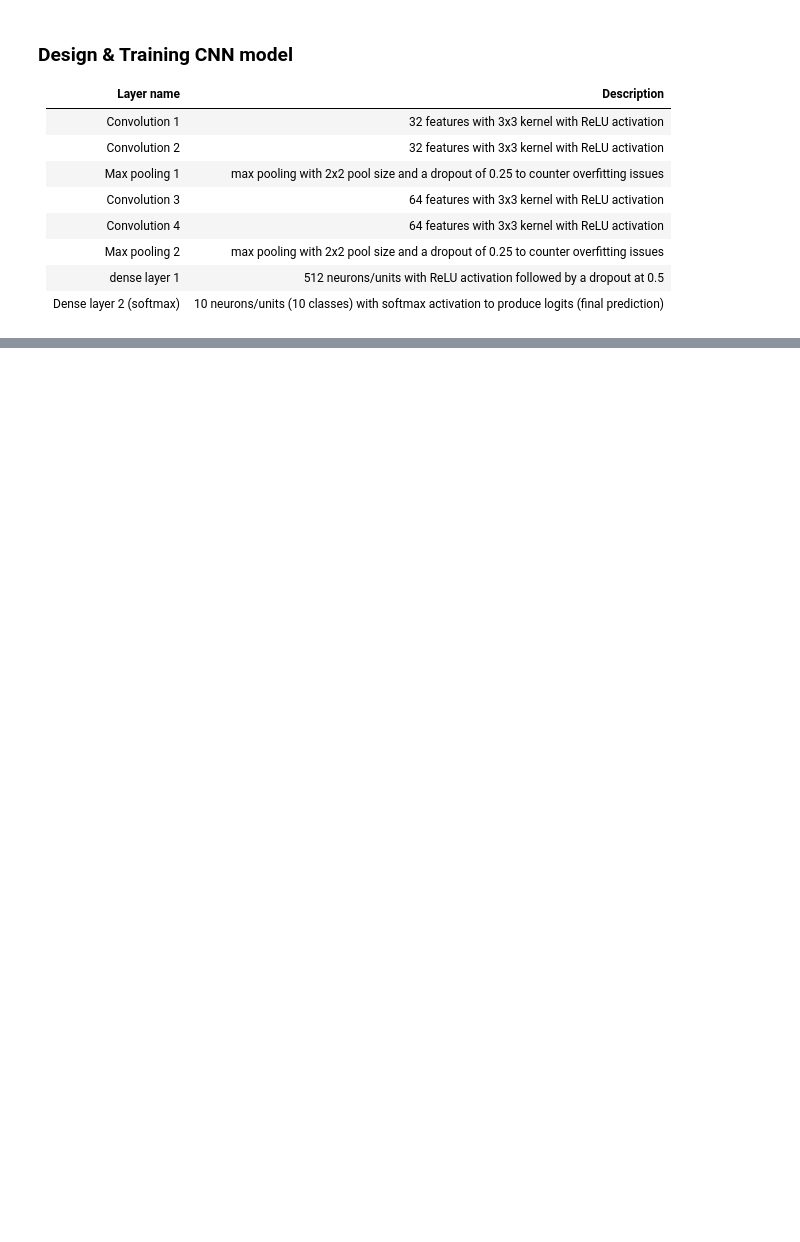
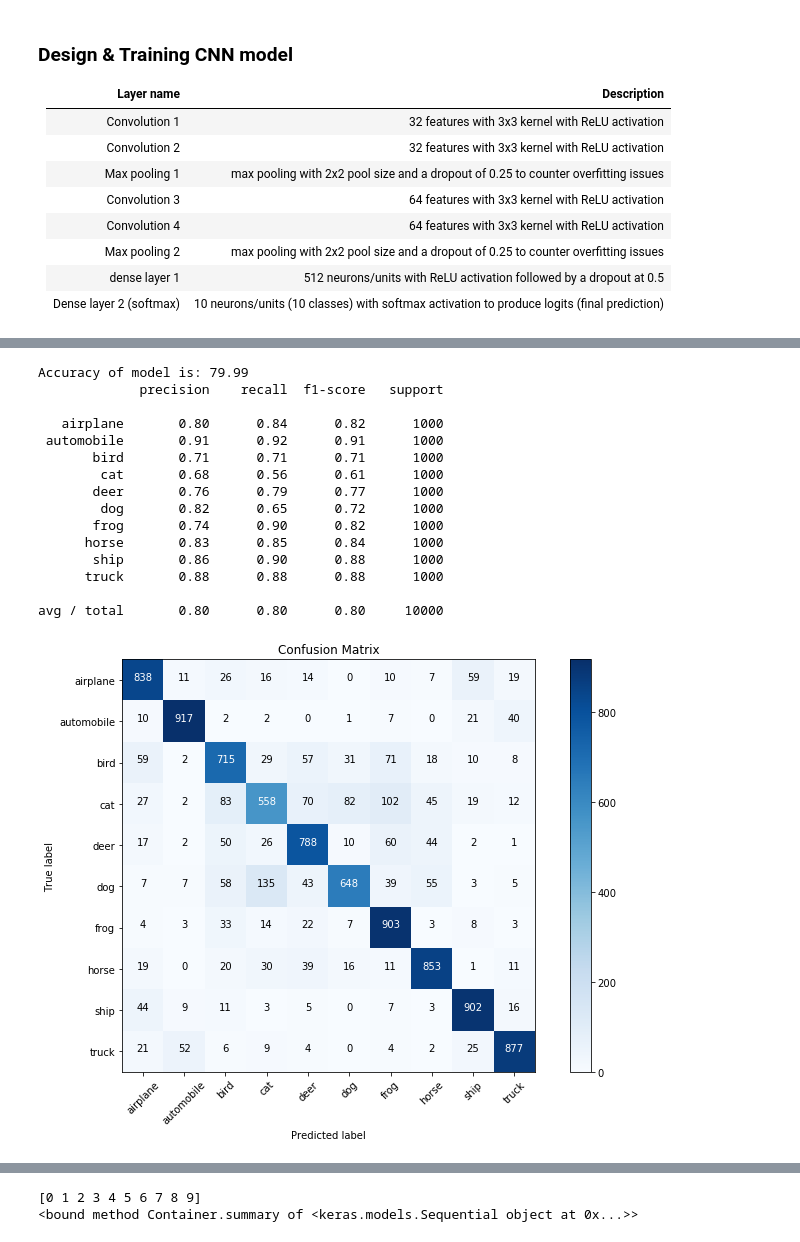
Before and after one commit to nagibshah/CIFAR-10-ImageClassifier, a Jupyter notebook: Cifar10-ImageClassifier.ipynb, the cells around one changed output, grey strips where cells are left out. Saved outputs shown, nothing was run; the diff lists cells and outputs as text; code cells hidden in the pictures; blank space fills up the shorter version.

```diff
--- a/Cifar10-ImageClassifier.ipynb
+++ b/Cifar10-ImageClassifier.ipynb
@@ -483,0 +648,20 @@ Model took 13.06 seconds to predict test set
+# %%
+# evaluate the model
+EvaluateModel(y_pred=y_predicted, y_test=holdOutLabels)
+# %% [output]
+Accuracy of model is: 79.99
+             precision    recall  f1-score   support
+
+   airplane       0.80      0.84      0.82      1000
+ automobile       0.91      0.92      0.91      1000
+       bird       0.71      0.71      0.71      1000
+        cat       0.68      0.56      0.61      1000
+       deer       0.76      0.79      0.77      1000
+        dog       0.82      0.65      0.72      1000
+       frog       0.74      0.90      0.82      1000
+      horse       0.83      0.85      0.84      1000
+       ship       0.86      0.90      0.88      1000
+      truck       0.88      0.88      0.88      1000
+
+avg / total       0.80      0.80      0.80     10000
+[figure, added]
@@ -493,3 +683,8 @@ model.save("files/keras/cifar_v1.h5")
 #start = time.time()
 #print("Accuracy on test data is: %0.2f"%accuracy(xTest, y_test, model2))
 #print("Model took %0.2f seconds to predict test set"%(time.time() - start))
+# %%
+print(labels)
+# %% [output]
+[0 1 2 3 4 5 6 7 8 9]
+<bound method Container.summary of <keras.models.Sequential object at 0x...>>
```
Also changed, not shown: parts of 13 cells of this notebook, 1 other file.
